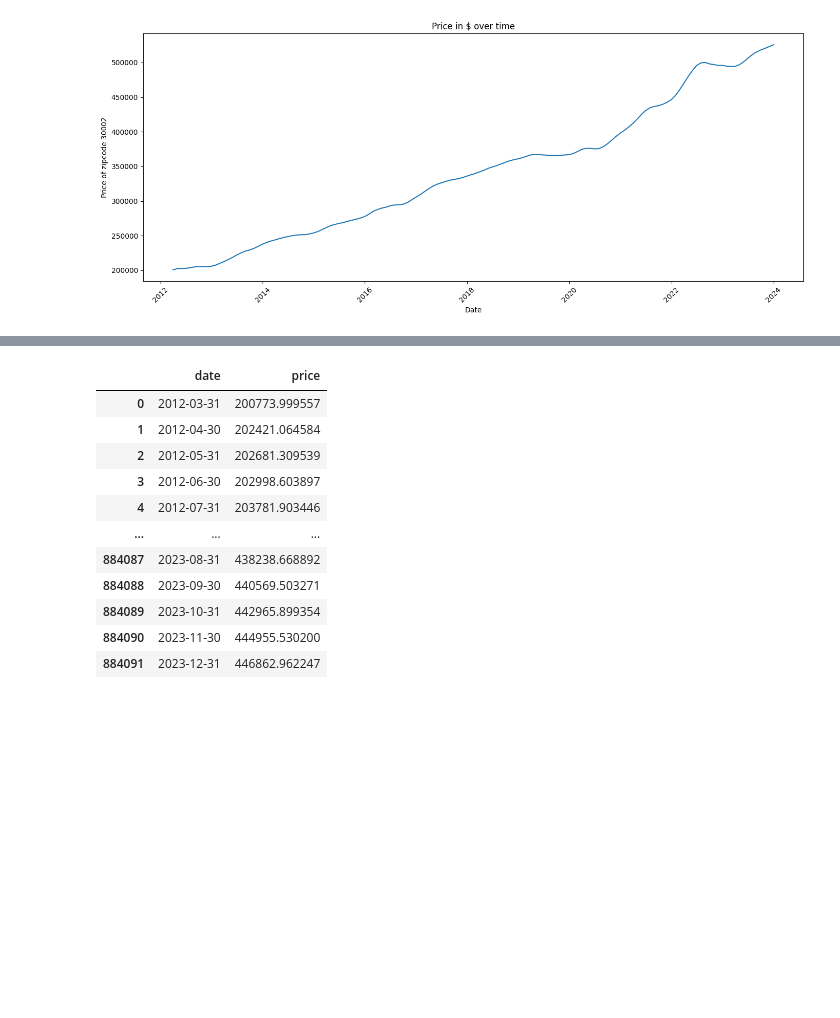
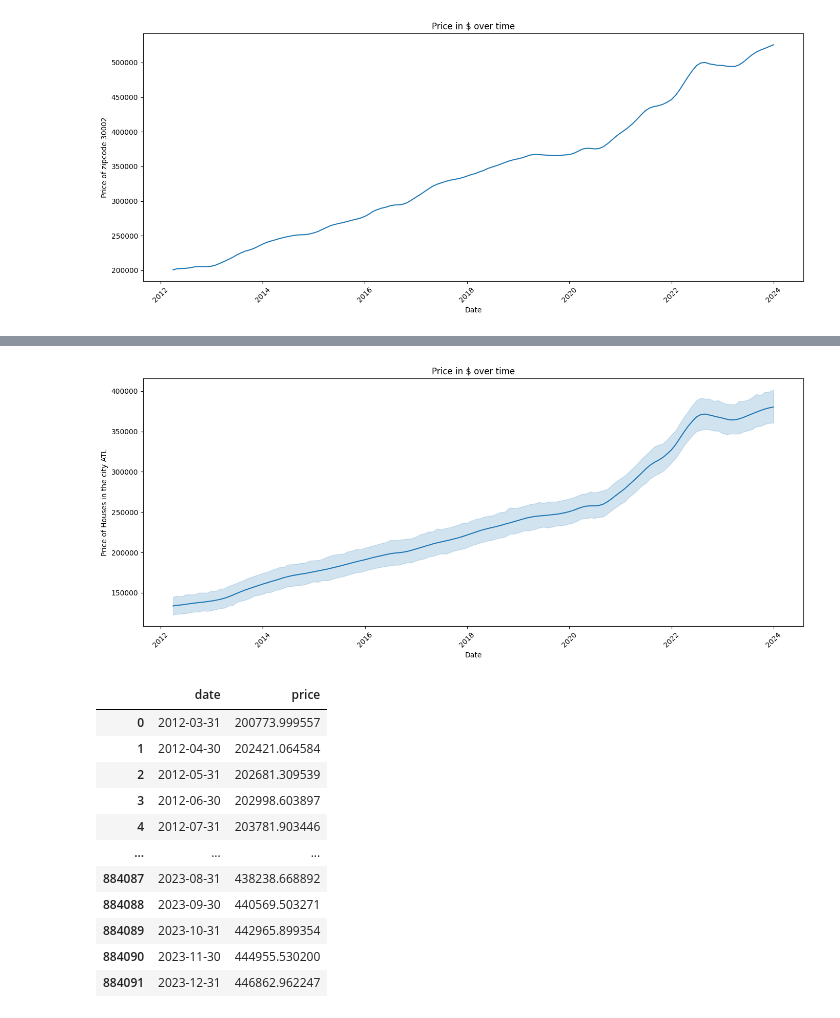
Before and after one commit to JensKlug/zillows_real_estate, a Jupyter notebook: notebooks/plots_jens.ipynb, the cells around one changed output, grey strips where cells are left out. Drawn from its saved outputs; the diff is of its cells as text; code cells hidden in the pictures; blank space fills up the shorter version.

Commit message:
Getting data for plotting in the front end.

```diff
--- a/notebooks/plots_jens.ipynb
+++ b/notebooks/plots_jens.ipynb
@@ -36,4 +36,5 @@ plt.show()
 [figure]
 # %%
 k = 'ATL'
-df_one_city = df[df['city'] == k]
+df_one_city = df[df['city'] == k][['date','price']]
+df_one_city
@@ -40,3 +67,14 @@ df_one_city = df[df['city'] == k]
+# %%
+plt.figure(figsize=(14, 6))
+sns.lineplot(data=df_one_city, x='date', y='price')
+plt.title('Price in $ over time')
+plt.xlabel('Date')
+plt.ylabel(f'Price of Houses in the city {k}')
+plt.xticks(rotation=45)
+plt.tight_layout()
+plt.show()
+# %% [output]
+[figure, added]
 # %%
 df_date_price = df[['date', 'price']]
 df_date_price
```
Also changed, not shown: parts of 11 cells of this notebook, 2 other files.
